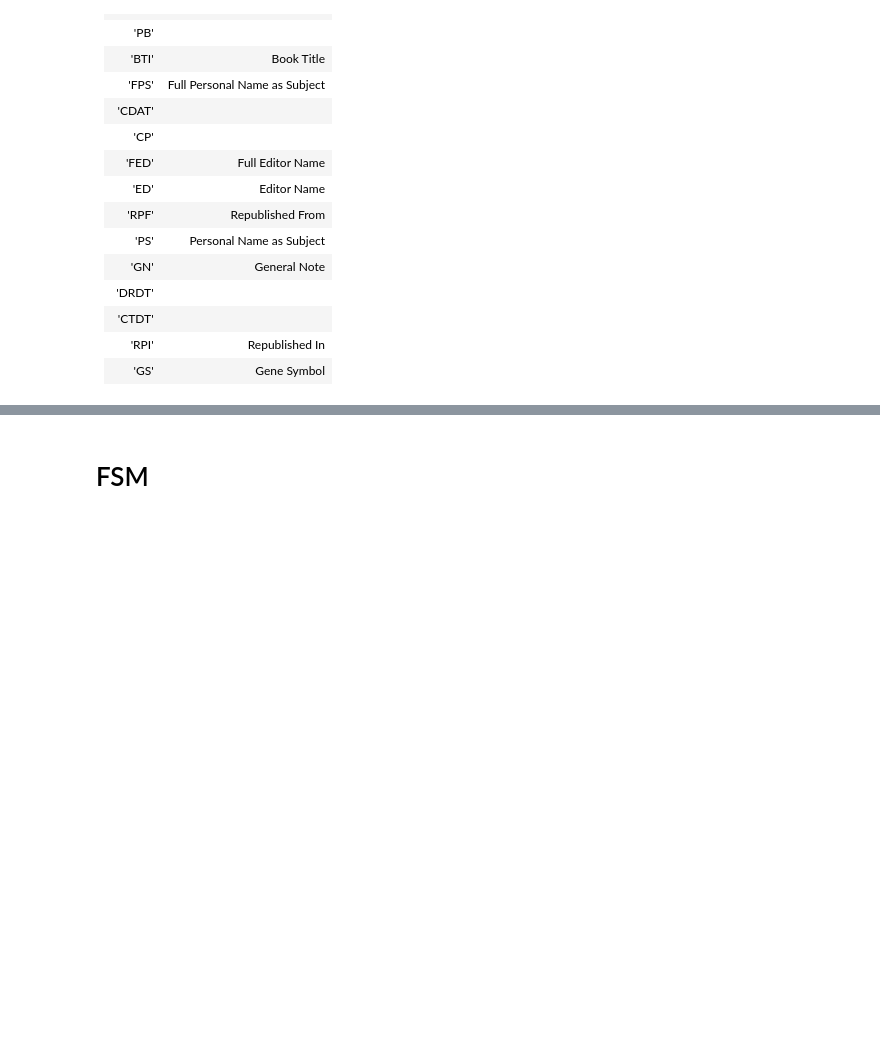
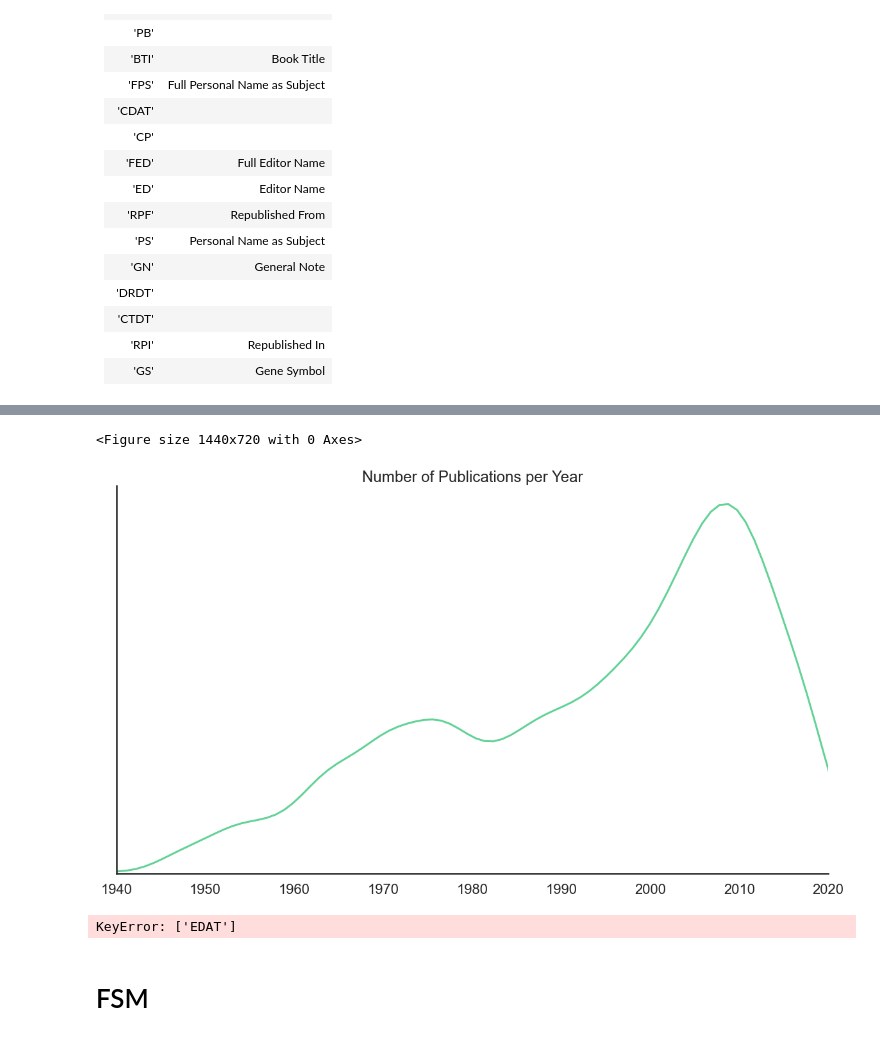
Before and after one commit to awyeh64/Scholarly_Recommender, a Jupyter notebook: notebooks/exploratory/eda_fsm.ipynb, the cells around one changed output, grey strips where cells are left out. Saved outputs shown, nothing was run; the diff lists cells and outputs as text; code cells hidden in the pictures; blank space fills up the shorter version.

```diff
--- a/notebooks/exploratory/eda_fsm.ipynb
+++ b/notebooks/exploratory/eda_fsm.ipynb
@@ -147,0 +183,25 @@ Name: PHST, Length: 8372, dtype: int64
+# %%
+sns.set(context = 'poster', style = 'white')
+
+x = df['Year']
+xlabel = ''
+ylabel = ''
+yticks = ''
+title = 'Number of Publications per Year'
+
+plt.figure(figsize=(20,10))
+ax = sns.displot(data = x, kind = 'kde', color = '#63d297', aspect = 1.75, height = 10)
+ax.set(xlabel = xlabel, yticklabels = yticks, ylabel = ylabel, xlim = (1940, 2020), title = title)
+
+plt.savefig('publications_year.png', dpi=300, bbox_inches='tight', transparent = True)
+plt.show()
+# %% [output]
+<Figure size 1440x720 with 0 Axes>
+[figure, added]
+# %%
+df.dropna(subset=['EDAT'], inplace=True)
+df["Year"] = (
+    publication_data["EDAT"].astype(str).str[0:4].astype(int)
+)
+# %% [output]
+KeyError: ['EDAT']
```
Also changed, not shown: parts of 62 cells of this notebook.
